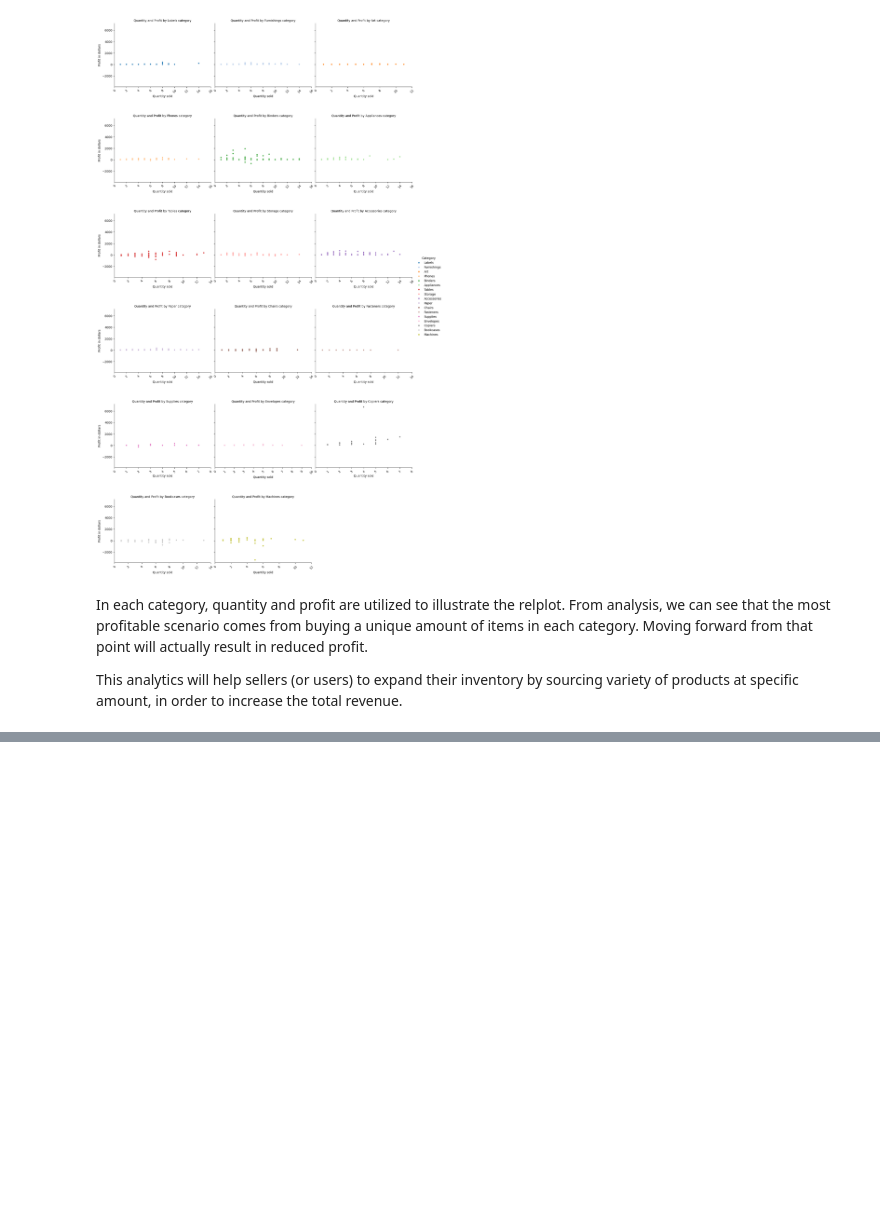
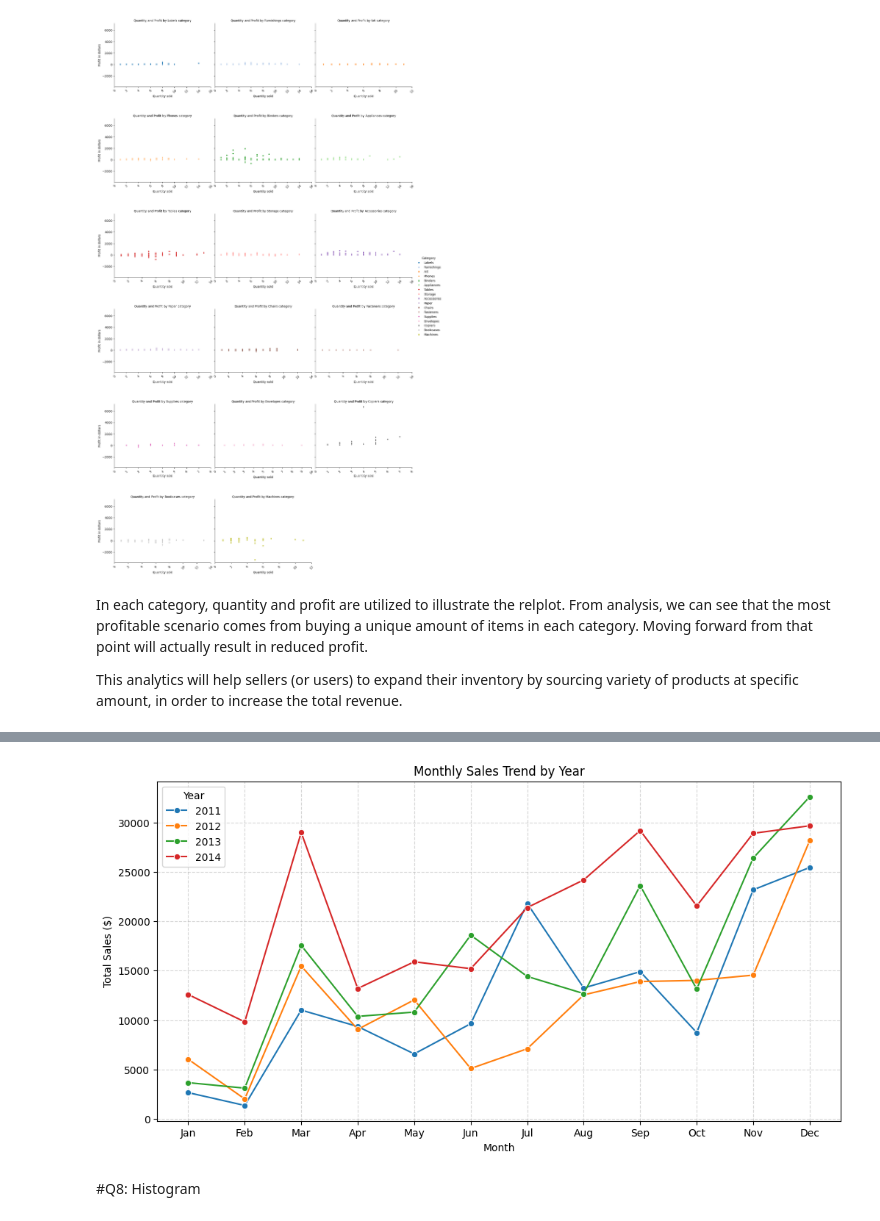
Before and after one commit to sjensen39/CS133_GP1, a Jupyter notebook: project_class_notebooks/P1_initial_exploration.ipynb, the cells around one changed output, grey strips where cells are left out. Cells and saved outputs as stored; diff of their text form; code cells hidden in the pictures; blank space fills up the shorter version.

Commit message:
Add new plots

```diff
--- a/project_class_notebooks/P1_initial_exploration.ipynb
+++ b/project_class_notebooks/P1_initial_exploration.ipynb
@@ -229,0 +233,19 @@ This analytics will help sellers (or users) to expand their inventory by sourcin
+# %%
+# Create the date_analysis DataFrame as a copy of the original
+date_analysis = amazon_analysis.copy()
+
+# Extract Year and Month for Order Date
+date_analysis['Order Year'] = date_analysis['Order Date'].dt.year
+date_analysis['Order Month'] = date_analysis['Order Date'].dt.month
+date_analysis['Order Day'] = date_analysis['Order Date'].dt.day
+
+# Extract Year and Month for Ship Date
+date_analysis['Ship Year'] = date_analysis['Ship Date'].dt.year
+date_analysis['Ship Month'] = date_analysis['Ship Date'].dt.month
+date_analysis['Ship Day'] = date_analysis['Ship Date'].dt.day
+
+# Drop the original datetime columns
+date_analysis.drop(columns=['Order Date', 'Ship Date'], inplace=True)
+
+# Display the new DataFrame's columns and first few rows
+display(date_analysis.head())
@@ -229,0 +259,30 @@ This analytics will help sellers (or users) to expand their inventory by sourcin
+# %%
+# Aggregate sales by Order Year and Order Month
+monthly_sales = date_analysis.groupby(['Order Year', 'Order Month'])['Sales'].sum().reset_index()
+
+# Create a line plot for each year
+plt.figure(figsize=(12, 6))
+sns.lineplot(
+    data=monthly_sales,
+    x='Order Month',
+    y='Sales',
+    hue='Order Year',
+    palette='tab10',
+    marker='o'
+)
+
+plt.title('Monthly Sales Trend by Year')
+plt.xlabel('Month')
+plt.ylabel('Total Sales ($)')
+# Fix: Provide both numerical positions and the corresponding text labels
+plt.xticks(
+    ticks=range(1, 13),
+    labels=['Jan', 'Feb', 'Mar', 'Apr', 'May', 'Jun', 'Jul', 'Aug', 'Sep', 'Oct', 'Nov', 'Dec']
+)
+plt.grid(True, linestyle='--', alpha=0.5)
+plt.legend(title='Year')
+plt.show()
+# %% [output]
+[figure, added]
+# %% [markdown]
+#Q8: Histogram
```
Also changed, not shown: parts of 9 cells of this notebook.
